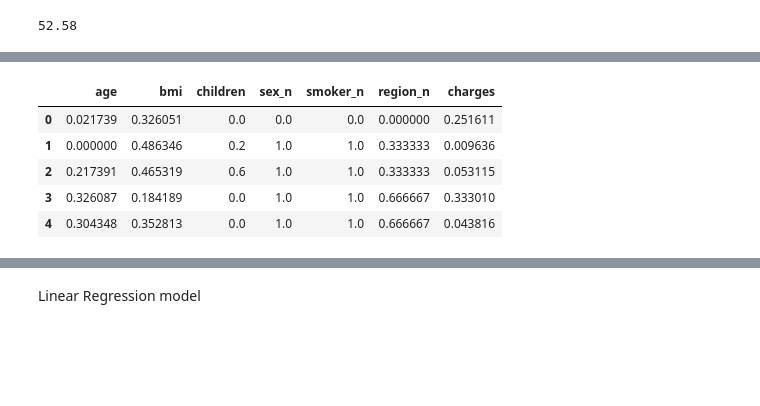
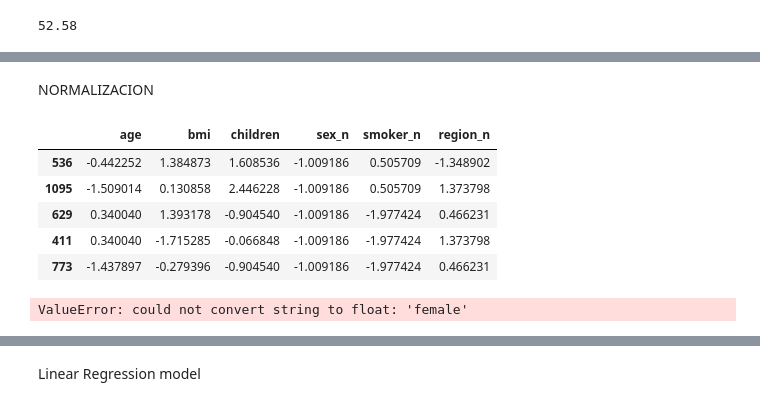
Before and after one commit to 4GeeksAcademy/Olga_K_lineal-regression, a Jupyter notebook: src/explore.ipynb, the cells around one changed output, grey strips where cells are left out. Saved outputs shown, nothing was run; the diff lists cells and outputs as text; code cells hidden in the pictures; blank space fills up the shorter version.

```diff
--- a/src/explore.ipynb
+++ b/src/explore.ipynb
@@ -369,19 +474,33 @@ Name: count, Length: 547, dtype: int64
+# %% [markdown]
+NORMALIZACION
+# %%
+from sklearn.preprocessing import StandardScaler
+
+scaler = StandardScaler()
+scaler.fit(X_train)
+
+X_train_norm = scaler.transform(X_train)
+X_train_norm = pd.DataFrame(X_train_norm, index = X_train.index, columns = num_variables)
+
+X_test_norm = scaler.transform(X_test)
+X_test_norm = pd.DataFrame(X_test_norm, index = X_test.index, columns = num_variables)
+
+X_train_norm.head()
+# %% [output]
+|  | age | bmi | children | sex_n | smoker_n | region_n |
+| 536 | -0.442252 | 1.384873 | 1.608536 | -1.009186 | 0.505709 | -1.348902 |
+| 1095 | -1.509014 | 0.130858 | 2.446228 | -1.009186 | 0.505709 | 1.373798 |
+| 629 | 0.340040 | 1.393178 | -0.904540 | -1.009186 | -1.977424 | 0.466231 |
+| 411 | 0.340040 | -1.715285 | -0.066848 | -1.009186 | -1.977424 | 1.373798 |
+| 773 | -1.437897 | -0.279396 | -0.904540 | -1.009186 | -1.977424 | 0.466231 |
 # %%
 # Min-Max scaler
 
 from sklearn.preprocessing import MinMaxScaler
 
-
-num_variables = ["age", "bmi", "children", "sex_n", "smoker_n", "region_n", "charges"]
-
 scaler = MinMaxScaler()
 scal_features = scaler.fit_transform(total_data_no_outliers[num_variables])
 total_data_scal = pd.DataFrame(scal_features, index = total_data_no_outliers.index, columns = num_variables)
 total_data_scal.head()
 # %% [output]
-|  | age | bmi | children | sex_n | smoker_n | region_n | charges |
-| 0 | 0.021739 | 0.326051 | 0.0 | 0.0 | 0.0 | 0.000000 | 0.251611 |
-| 1 | 0.000000 | 0.486346 | 0.2 | 1.0 | 1.0 | 0.333333 | 0.009636 |
-| 2 | 0.217391 | 0.465319 | 0.6 | 1.0 | 1.0 | 0.333333 | 0.053115 |
-| 3 | 0.326087 | 0.184189 | 0.0 | 1.0 | 1.0 | 0.666667 | 0.333010 |
-| 4 | 0.304348 | 0.352813 | 0.0 | 1.0 | 1.0 | 0.666667 | 0.043816 |
+ValueError: could not convert string to float: 'female'
```
Also changed, not shown: parts of 13 cells of this notebook, 3 other files.
